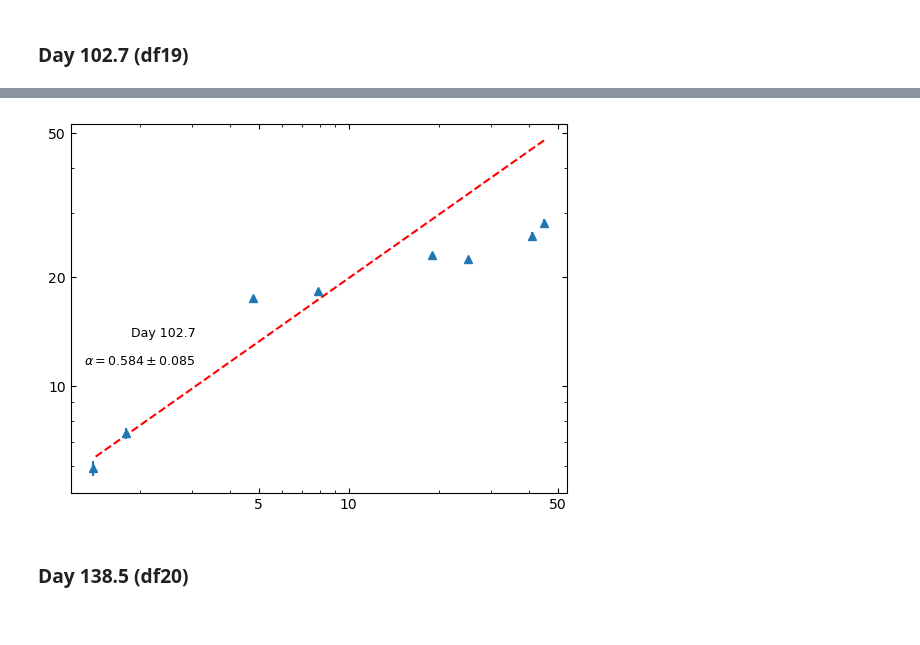
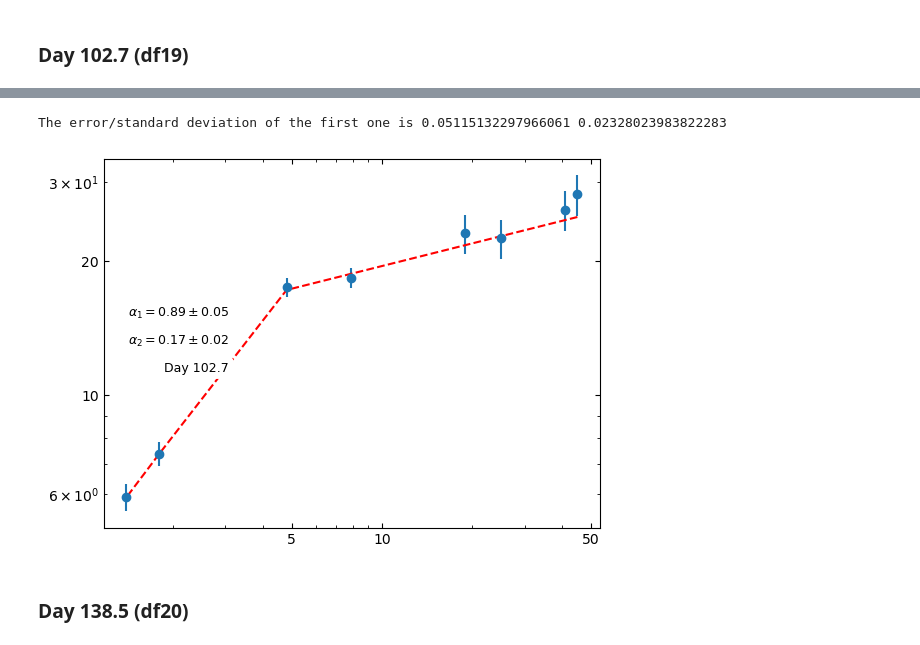
Before and after one commit to Wilhelm005/Research-Code, a Jupyter notebook: V407_Spectral_Index.ipynb, the cells around one changed output, grey strips where cells are left out. Cells and saved outputs as stored; diff of their text form; code cells hidden in the pictures.

```diff
--- a/V407_Spectral_Index.ipynb
+++ b/V407_Spectral_Index.ipynb
@@ -2577,0 +2771,19 @@ The error/standard deviation is 0.08527933048827416
+# %%
+#Input values for function above
+#Going through a range of x values (the point where the line breaks)
+#And different alpha 1 and alpha 2 values (the alpha values on either side of that break)
+
+x_val = np.arange(1.1,40,0.5)   #Going through a range of freq values from 0.1 to 40
+                                #because thats what my data ranges from, may be different for you
+
+a1 = np.arange(-1,0,0.2)
+a2 = np.arange(0,1,0.2)
+
+
+
+#Will output many BPL functions
+#Check through them, if they are very far off they won't work in fitBPL
+BM3 = bpl_func(x_val, y19, yerr19, a1, a2)
+
+#BM3[43] worked for me and gives me a reasonable output in fitBPL
+BM3[50]
@@ -2577,0 +2792,6 @@ The error/standard deviation is 0.08527933048827416
+# %%
+#Apply error as weighting in the function
+
+weight19 = 1/ (np.power(yerr19,2))
+fw_BPL19 = fitBPL(BM3[50], x19, y19, weights=weight19)
+fw_BPL19
@@ -2578,21 +2820,56 @@ The error/standard deviation is 0.08527933048827416
+# %%
+#taking fvec
+fvec19 = np.array([-3.62793614e-01, -1.80036216e-01,  4.38439303e-02, -2.57528671e-01,
+         4.52352187e-01, -3.25113415e-01,  5.53918739e-12,  5.27391801e-12])
+var19 = np.var(fvec16)
+
+#taking cov_x
+cov_x19 = np.array([[1.21765966e+00, 9.80948244e-01, 1.07995268e-01, 4.03678345e-02],
+        [9.80948244e-01, 1.28203336e+00, 1.74209618e-01, 1.23308375e-02],
+        [1.07995268e-01, 1.74209618e-01, 2.53906467e-02, 6.07153217e-18],
+        [4.03678345e-02, 1.23308375e-02, 6.07153217e-18, 5.25938449e-03]])
+
+def stand(cov):
+    diag = np.diagonal(cov)
+    sd1 = np.sqrt(diag[0])
+    sd2 = np.sqrt(diag[1])
+    sd3 = np.sqrt(diag[2]) #err 1
+    sd4 = np.sqrt(diag[3]) #err 2
+    return(sd1,sd2,sd3, sd4)
+
+diag19 = stand(cov_x19*var19)
+
+#The last diagonal element corresponds to alpha
+#So here we are calculating the standard deviation on the slope
+
+#print(diag)  #prints standard deviations of all three variances
+
+print('The error/standard deviation of the first one is', diag19[2], diag19[3]) #Just showing the standard deviation on the slope
+# %% [output]
+The error/standard deviation of the first one is 0.05115132297966061 0.02328023983822283
 # %%
 #plotting to check
 fig,ax = plt.subplots()
 mask = df19['Flux'] > 3 * df19['Error (gaussfit or image)']  # apply detection threshold
+mask2 = df19['Flux'] < 3 * df19['Error (gaussfit or image)']  # apply detection threshold
 if mask.any():  # proceed only if at least one detection
-    ax.errorbar(df19['Freq'][mask], df19['Flux'][mask], yerr=df19['Error (gaussfit or image)'][mask], fmt='^')
+    ax.errorbar(df19['Freq'][mask], df19['Flux'][mask], yerr=yerr19, fmt='o')
+    ax.scatter(df19['Freq'][mask2], (df19['Flux'][mask2] + 3*df19['Error (gaussfit or image)'][mask2]), marker='v')
     ax.set_xscale('log')
     ax.set_xticks([1, 5, 10, 50], labels=['1', '5', '10', '50'])
     ax.set_yscale('log')
     ax.set_yticks([1, 5, 10, 20, 50], labels=['1', '5', '10', '20', '50'])
     ax.annotate('Day 102.7', xy=(90, 120), xycoords='axes points', size=9, ha='right', va='top', bbox=dict(boxstyle='round', fc='w', ec="w"))
     ax.tick_params(axis='both', which='both', direction='in', top=True, right=True)
-    ax.plot(df19['Freq'][mask], fit_model_weights19(df19['Freq'][mask]), 'r--')
-    ax.annotate('${\u03B1 = 0.584 \\pm 0.085}$', xy=(90, 100), xycoords='axes points', size=9, ha='right', va='top', bbox=dict(boxstyle='round', fc='w', ec="w"))
+    ax.plot(df19['Freq'][mask], fw_BPL19(df19['Freq'][mask]), 'r--')
+    #ax.annotate('${\u03B1 = 0.584 \\pm 0.085}$', xy=(90, 100), xycoords='axes points', size=9, ha='right', va='top', bbox=dict(boxstyle='round', fc='w', ec="w"))
+    ax.annotate('${\u03B1_1 = 0.89 \\pm 0.05}$', xy=(90, 160), xycoords='axes points', size=9, ha='right', va='top', bbox=dict(boxstyle='round', fc='w', ec="w"))
+    ax.annotate('${\u03B1_2 = 0.17 \\pm 0.02}$', xy=(90, 140), xycoords='axes points', size=9, ha='right', va='top', bbox=dict(boxstyle='round', fc='w', ec="w"))
+
 
 plt.show();
 # %% [output]
-[figure, old version]
+[figure, new version]
 # %% [markdown]
 ### Day 138.5 (df20)
 # %%
```
Also changed, not shown: parts of 82 cells of this notebook.
